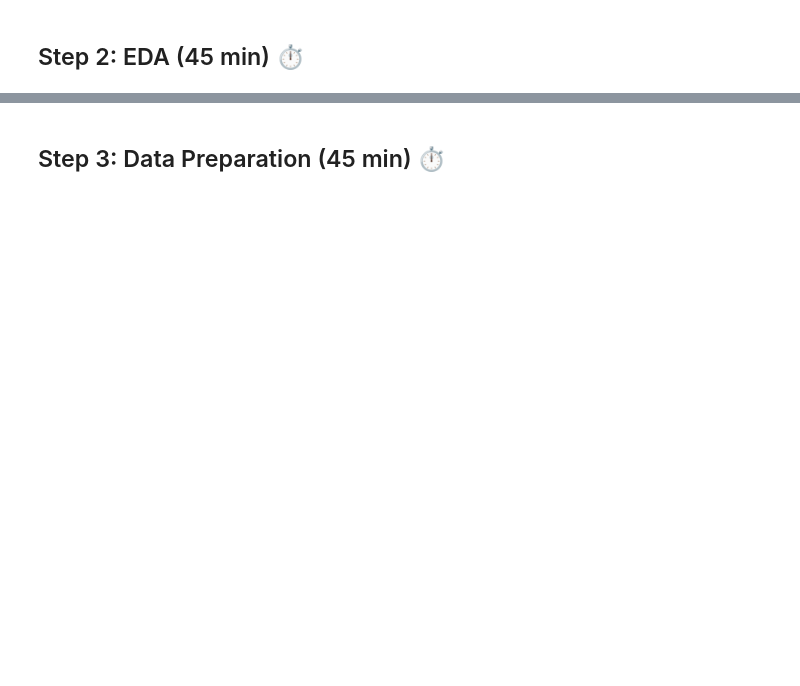
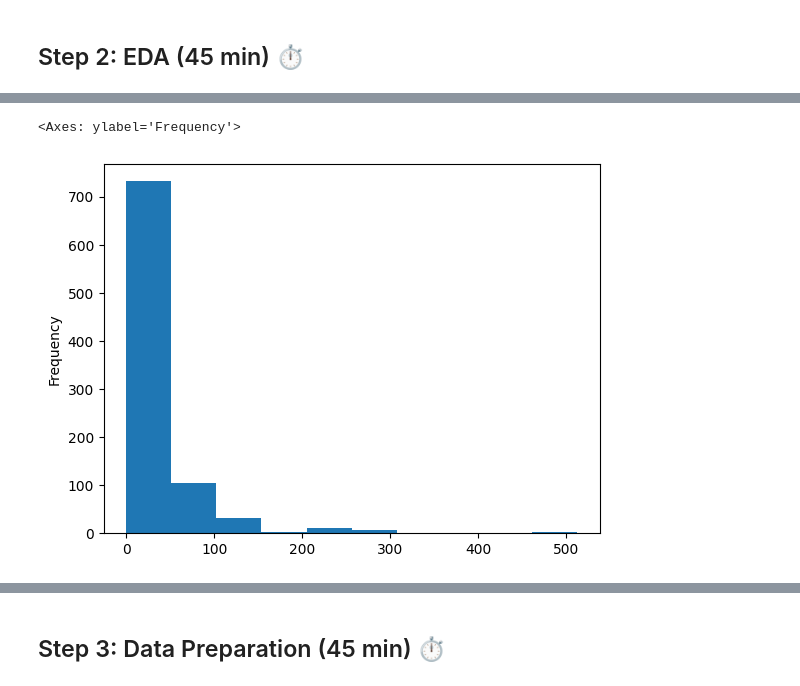
Before and after one commit to zakariabouy/Practice-Makes-Perfect, a Jupyter notebook: 30_Datasets_Challenge/01_Titanic/titanic_from_scratch.ipynb, the cells around one changed output, grey strips where cells are left out. Cells and saved outputs as stored; diff of their text form; code cells hidden in the pictures; blank space fills up the shorter version.

```diff
--- a/30_Datasets_Challenge/01_Titanic/titanic_from_scratch.ipynb
+++ b/30_Datasets_Challenge/01_Titanic/titanic_from_scratch.ipynb
@@ -37,0 +134,5 @@ ModuleNotFoundError: No module named 'pandas'
+# %%
+df['Fare'].plot(kind='hist')
+# %% [output]
+<Axes: ylabel='Frequency'>
+[figure, added]
```
Also changed, not shown: parts of 20 cells of this notebook, 4 other files.
